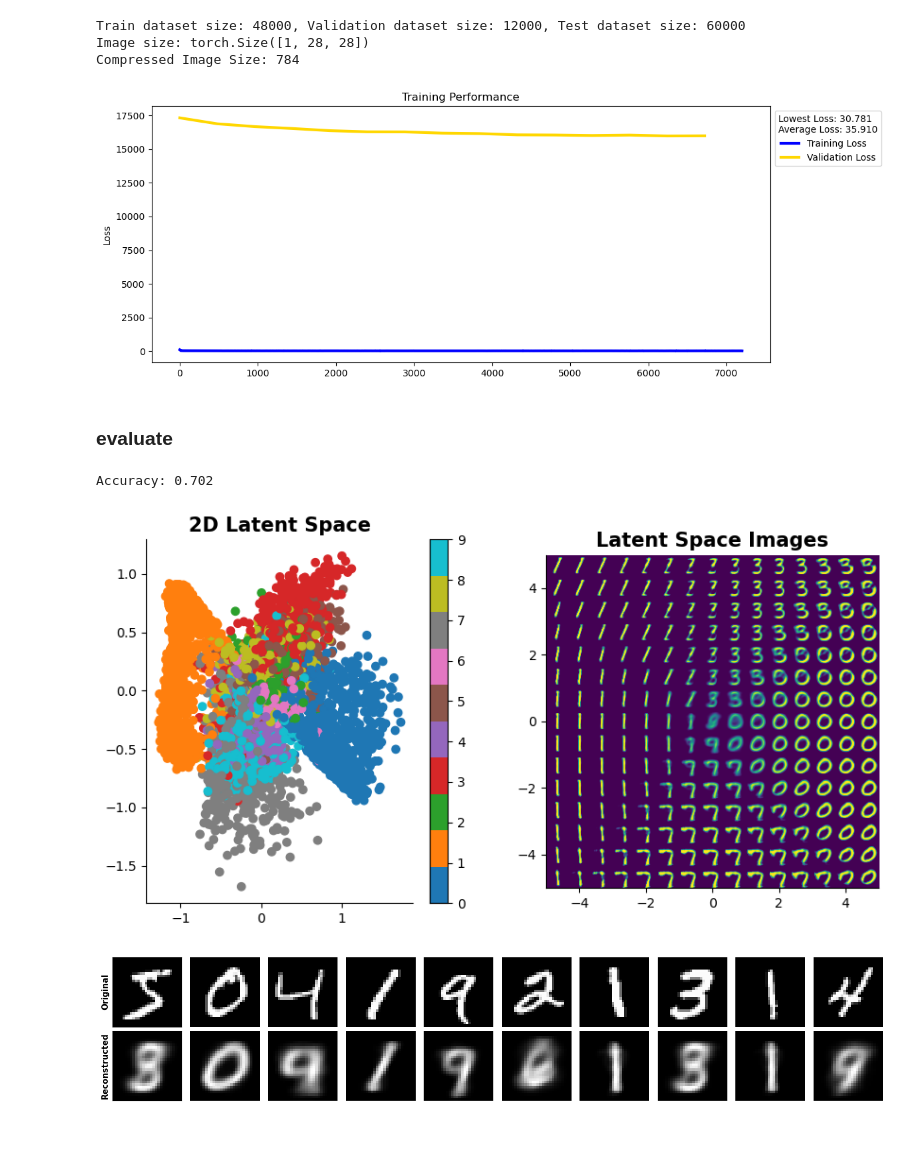
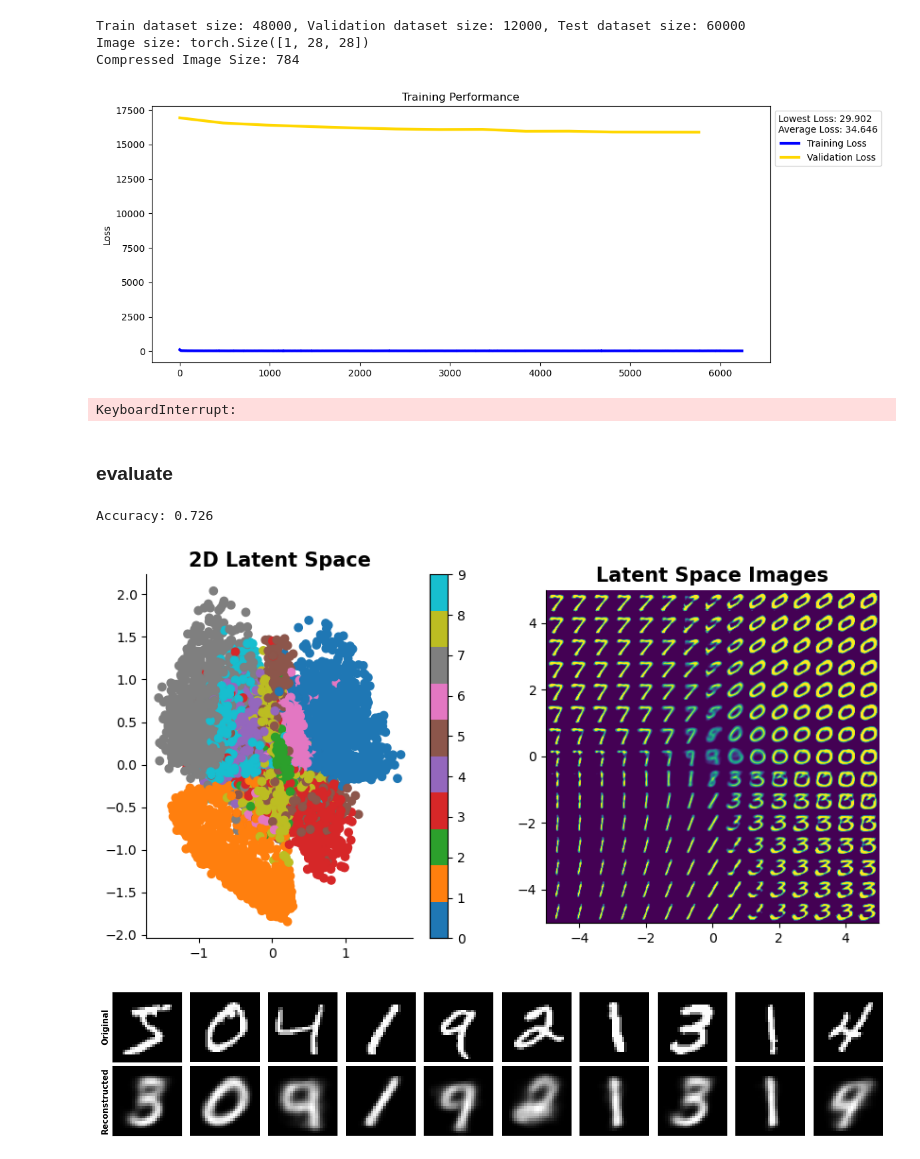
Before and after one commit to emmabacarra/cmbresearch, a Jupyter notebook: autoencoder practice/my vae.ipynb, the cells around one changed output. Saved outputs shown, nothing was run; the diff lists cells and outputs as text; code cells hidden in the pictures.

```diff
--- a/autoencoder practice/my vae.ipynb
+++ b/autoencoder practice/my vae.ipynb
@@ -192,19 +192,20 @@ Compressed Image Size: 784
 # %%
 model = vae(
         input_dim=img_size,
         hidden_dim=400,
         num_layers=40, # y dim later (?)
         latent_dim=2, # x dim later (?)
-        leak=0.2, drop=0.5,
+        leak=0.2, drop=0.1,
         stochastic=False
     ).to(device)
 nnet = net(model, train_loader, val_loader, test_loader, batch_size)
 
 optimizer = Adam(model.parameters(), lr=0.001, weight_decay=1e-5) #
 
 nnet.train(optimizer=optimizer, epochs=15, x_dim=img_size, lsfn=loss_function)
 # %% [output]
-[figure, old version]
+[figure, new version]
+KeyboardInterrupt:
 # %% [markdown]
 ### evaluate
 # %%
@@ -224,6 +225,6 @@ sns.despine()
 
 nnet.pgen(test_loader, num_images=10)
 # %% [output]
-Accuracy: 0.702
+Accuracy: 0.726
-[figure, old version]
+[figure, new version]
-[figure, old version]
+[figure, new version]
```
